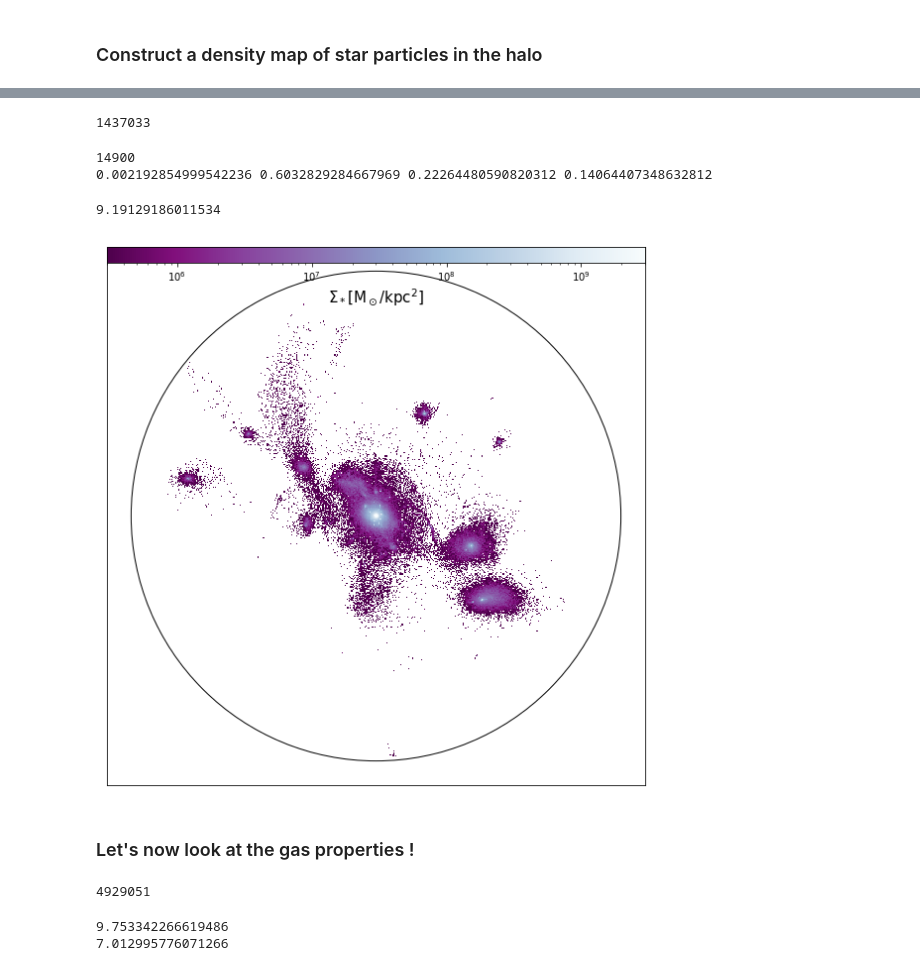
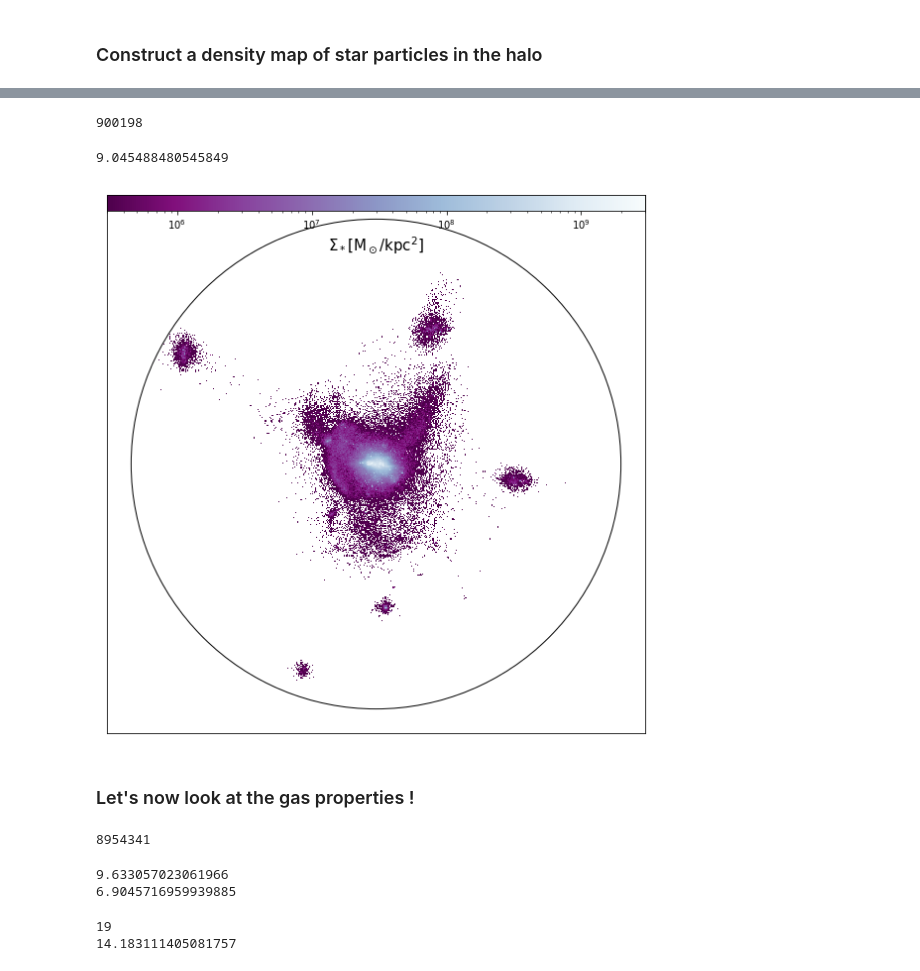
Before and after one commit to mauerhof/SiMapProject, a Jupyter notebook: Analysis/info_galaxy.ipynb, the cells around one changed output, grey strips where cells are left out. Cells and saved outputs as stored; diff of their text form; code cells hidden in the pictures.

```diff
--- a/Analysis/info_galaxy.ipynb
+++ b/Analysis/info_galaxy.ipynb
@@ -42,11 +42,20 @@ def h5_read_rt(filename):
     return cells_rt
 # %%
 # define a halo catalog object
-RamsesDir = '/cral2/sphinx/05_F1000/02_IC20_BP/'
-timestep  = 183
-hcat = hC(RamsesDir,timestep,HaloDir='Halos/')
+# RamsesDir = '/cral2/sphinx/05_F1000/02_IC20_BP/'
+# timestep  = 183
+# hcat = hC(RamsesDir,timestep,HaloDir='Halos/')
+RamsesDir = '/cral4/simulations/P13-20h-1Mpc-MUSIC/Zoom-7-10508/SPHINX_run/'
+timestep  = 164
+hcat = hC(RamsesDir,timestep,HaloDir='Halos/',zoom=True)
 readFromRamsesOutput = True
 # %%
 # load the halo catalog
 hcat.load_catalog()
 hcat.convert_distances() # convert positions and sizes to code units (store in xxxx_cu variables)
+# %%
+# select a halo, when Zoom
+hmain = np.where((hcat.level==1) &(hcat.contam < 0.5) &(hcat.mvir > 4e7*1e-11))[0]
+myhalo = hmain[np.where(hcat.mvir[hmain]==max(hcat.mvir[hmain]))[0][0]]
+center = [hcat.x_cu[myhalo],hcat.y_cu[myhalo],hcat.z_cu[myhalo]]
+radius = hcat.rvir_cu[myhalo]
@@ -68,8 +117,3 @@ if readFromRamsesOutput:
 else:
     h5CellFile = '%s/Halos/%5.5i/stars.h5'%(RamsesDir,timestep)
     star_mass,star_x,star_y,star_z,star_id,star_age,star_vx,star_vy,star_vz,star_mets,star_minit = h5_read_stars(h5CellFile)
-# %%
-# select a halo
-myhalo = np.argmax(hcat.mvir[hcat.level==1])
-center = [hcat.x_cu[myhalo],hcat.y_cu[myhalo],hcat.z_cu[myhalo]]
-radius = 1.0*hcat.rvir_cu[myhalo]
@@ -85,25 +120,19 @@ print(radius, radius*hcat.info['unit_l']/kpc2cm)
 # %%
 # select star particles in the halo
 d2 = (star_x-center[0])**2 + (star_y-center[1])**2 + (star_z-center[2])**2
-ii = np.where(d2 < 1/25*radius*radius)[0]
-star_mass,star_x,star_y,star_z,star_id,star_age,star_vx,star_vy,star_vz,star_mets,star_minit = \
+ii = np.where(d2 < radius*radius)[0]
+star_mass_halo,star_x_halo,star_y_halo,star_z_halo,star_id_halo,star_age_halo,star_vx_halo,star_vy_halo,star_vz_halo,star_mets_halo,star_minit_halo = \
       star_mass[ii],star_x[ii],star_y[ii],star_z[ii],star_id[ii],star_age[ii],star_vx[ii],star_vy[ii],star_vz[ii],star_mets[ii],star_minit[ii]
 # %%
 #Number of stellar particles in the Galaxy
-print(star_mass.size)
+print(star_mass_halo.size)
 # %% [output]
-1437033
+900198
-# %%
-print(np.argmin(star_age))
-print(star_age[14900], star_x[14900], star_y[14900], star_z[14900])
-# %% [output]
-14900
-0.002192854999542236 0.6032829284667969 0.22264480590820312 0.14064407348632812
 # %%
 #Stellar mass of the galaxy
-print(np.log10(sum(star_mass*hcat.info["unit_d"]*hcat.info["unit_l"]**3/2e33)))
+print(np.log10(sum(star_mass_halo*hcat.info["unit_d"]*hcat.info["unit_l"]**3/2e33)))
 # %% [output]
-9.19129186011534
+9.045488480545849
 # %%
 # a handy function ...
 from mpl_toolkits.axes_grid1.inset_locator import inset_axes
@@ -130,37 +159,37 @@ from matplotlib.colors import LogNorm
 g2Msun = 1./2e33
 cu2pc = hcat.info['unit_l']/pc2cm
 
 nx,ny=512,512
 xmin,xmax = center[0]-1.1*radius,center[0]+1.1*radius
 ymin,ymax = center[1]-1.1*radius,center[1]+1.1*radius
 zmin,zmax = center[2]-1.1*radius,center[2]+1.1*radius
-starmap,a,b = np.histogram2d(star_x,star_y,bins=(nx,ny), \
-                    range=[[xmin ,xmax],[ymin,ymax]],normed=False,weights=star_mass)
+starmap,a,b = np.histogram2d(star_x_halo,star_y_halo,bins=(nx,ny), \
+                    range=[[xmin ,xmax],[ymin,ymax]],normed=False,weights=star_mass_halo)
 starmap = starmap * (hcat.info['unit_d'] * hcat.info['unit_l']**3) * g2Msun
 dx = (xmax-xmin)/float(nx)*hcat.info['unit_l']/pc2cm * 1e-3  # kpc
 dy = (ymax-ymin)/float(ny)*hcat.info['unit_l']/pc2cm * 1e-3  # kpc
 starmap = starmap / dx/dy
 plt.figure(figsize=(10,10))
 ax = plt.subplot(111)
 im = plt.imshow(starmap.T,interpolation='nearest',origin='lower',norm=LogNorm(),
                         extent=(xmin*cu2pc/1e3,xmax*cu2pc/1e3,ymin*cu2pc/1e3,ymax*cu2pc/1e3),
                         cmap='BuPu_r',vmin=3e5,vmax=3e9)
 vir_circle(center[0]*cu2pc/1e3,center[1]*cu2pc/1e3,radius*cu2pc/1e3,color='black',alpha=1,linestyle='-')
 
 # show galaxies ...
 xg,yg = gcat.x_cu,gcat.y_cu
 d2 = (gcat.x_cu-center[0])**2 + (gcat.y_cu-center[1])**2 + (gcat.z_cu-center[2])**2
 ii = np.where((d2 < radius**2) & (gcat.level >0))[0]
 #for i in ii:
 #    vir_circle(xg[i]*cu2pc/1e3,yg[i]*cu2pc/1e3,gcat.rvir_cu[i]*cu2pc/1e3,color='limegreen',alpha=1,linestyle='-')
 
 plt.gca().get_yaxis().set_ticks([])
 plt.gca().get_xaxis().set_ticks([])
 add_cb(ax,im,r'$\Sigma_* \rm [M_\odot / kpc^2]$',loc='top')
-plt.savefig('star_dens_map_Halo1.pdf')
+# plt.savefig('star_dens_map_Halo1.pdf')
 plt.show()
 # %% [output]
-[figure, old version]
+[figure, new version]
 # %% [markdown]
 ### Let's now look at the gas properties !
 # %%
@@ -190,7 +219,7 @@ else:
 # %%
 print(ncells)
 # %% [output]
-4929051
+8954341
 # %%
 rho    = np.array(cells[:,0],dtype='float64')
 pres   = np.array(cells[:,1],dtype='float64')
@@ -209,7 +238,7 @@ mu   = 1./( X_frac*(1.+xHII) + 0.25*(1.-X_frac)*(1.+xHeII+2.*xHeIII) )
 TK   = pres/rho*mu*hcat.info['unit_T2']  # [K]
 # %%
 #Total gas and dust mass in the galaxy
-#Assuming metallicity dependent dust to gas ratio, from Santini et al. 2013,  with solar abundances
+#Assuming metallicity-dependent dust to gas ratio, from Santini et al. 2013,  with solar abundances
 Z_OH = 12 + np.log10(4.9e-4*metallicity/0.0134)
 volumes = (0.5**cell_l*hcat.info['unit_l'])**3
 gas_mass = rho*hcat.info['unit_d']*volumes
@@ -217,8 +246,15 @@ dust_mass = 0.01*np.power(10,Z_OH-8.69)*gas_mass
 print(np.log10(sum(gas_mass)/2e33))
 print(np.log10(sum(dust_mass)/2e33))
 # %% [output]
-9.753342266619486
-7.012995776071266
+9.633057023061966
+6.9045716959939885
+# %%
+lmax = np.max(cell_l)
+print(lmax)
+print(0.5**lmax*hcat.info['unit_l']/pc2cm)
+# %% [output]
+19
+14.183111405081757
 # %%
 xloc = cell_pos[:,0]
 yloc = cell_pos[:,1]
```
Also changed, not shown: parts of 10 cells of this notebook, 3 other files.
